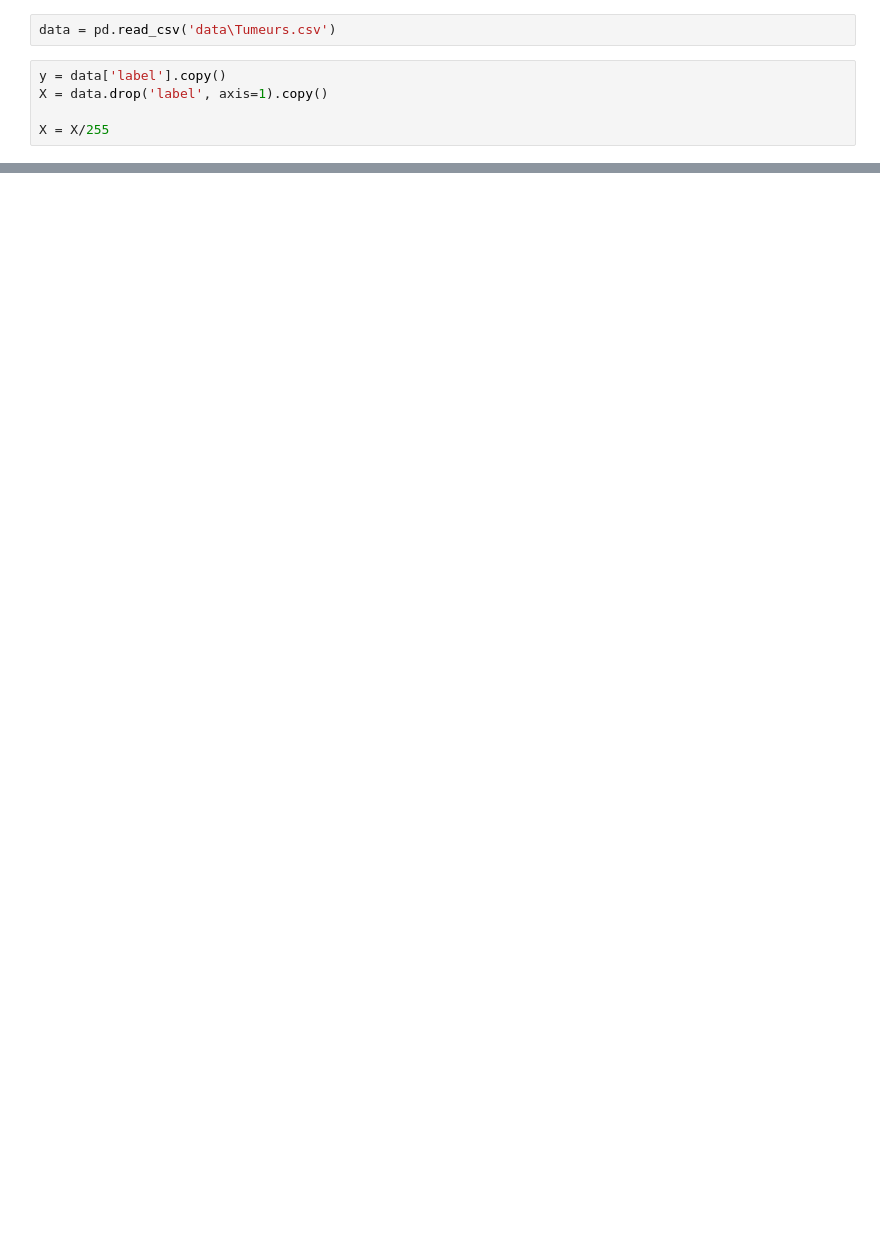
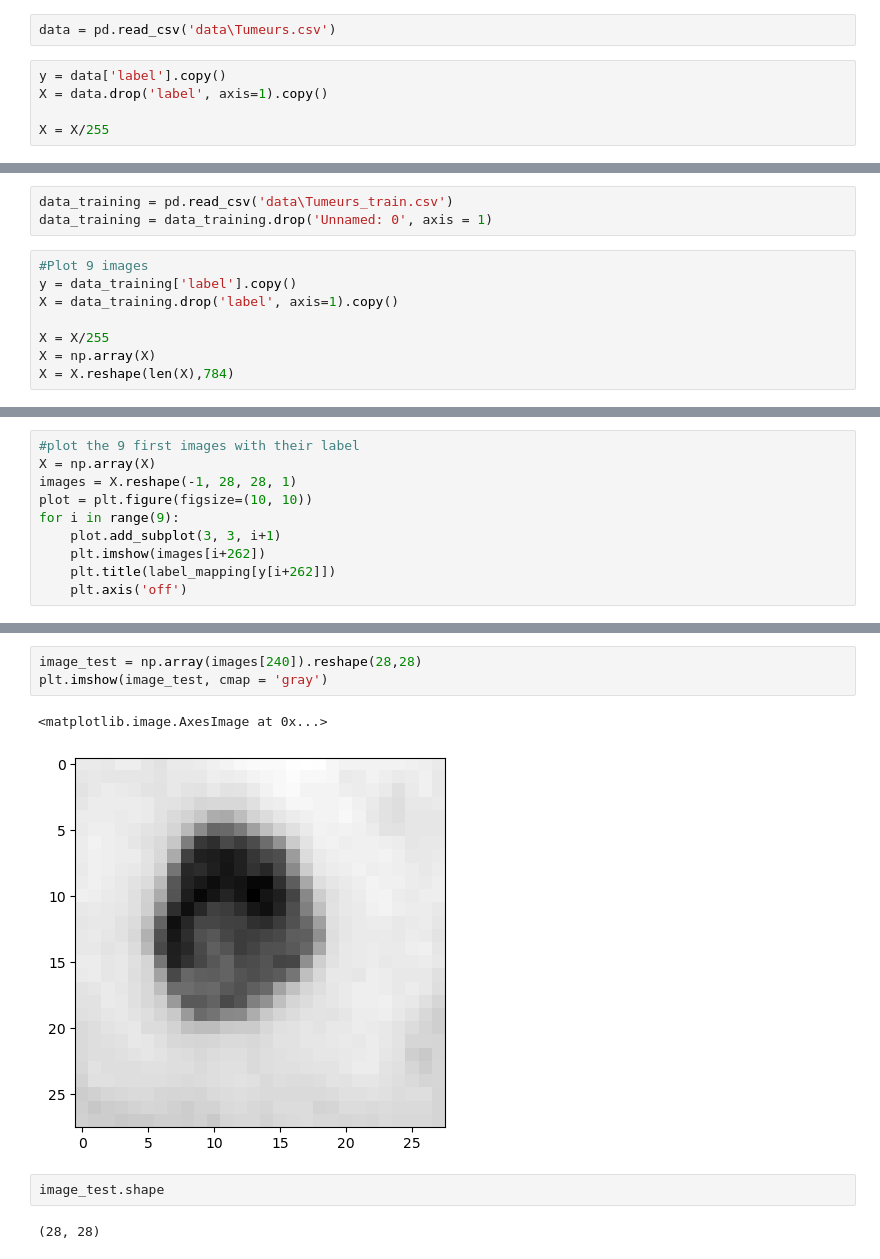
Before and after one commit to mlaversi/ProjetMachineLearningFinAnn-e, a Jupyter notebook: Performance.ipynb, the cells around one changed output, grey strips where cells are left out. Cells and saved outputs as stored; diff of their text form; blank space fills up the shorter version.

```diff
--- a/Performance.ipynb
+++ b/Performance.ipynb
@@ -32,0 +67,11 @@ X = X.reshape(10015,784)
+# %%
+data_training = pd.read_csv('data\Tumeurs_train.csv')
+data_training = data_training.drop('Unnamed: 0', axis = 1)
+# %%
+#Plot 9 images
+y = data_training['label'].copy()
+X = data_training.drop('label', axis=1).copy()
+
+X = X/255
+X = np.array(X)
+X = X.reshape(len(X),784)
@@ -32,0 +89,10 @@ X = X.reshape(10015,784)
+# %%
+#plot the 9 first images with their label
+X = np.array(X)
+images = X.reshape(-1, 28, 28, 1)
+plot = plt.figure(figsize=(10, 10))
+for i in range(9):
+    plot.add_subplot(3, 3, i+1)
+    plt.imshow(images[i+262])
+    plt.title(label_mapping[y[i+262]])
+    plt.axis('off')
@@ -32,0 +113,10 @@ X = X.reshape(10015,784)
+# %%
+image_test = np.array(images[240]).reshape(28,28)
+plt.imshow(image_test, cmap = 'gray')
+# %% [output]
+<matplotlib.image.AxesImage at 0x...>
+[figure, added]
+# %%
+image_test.shape
+# %% [output]
+(28, 28)
```
Also changed, not shown: parts of 21 cells of this notebook, 6 other files.
